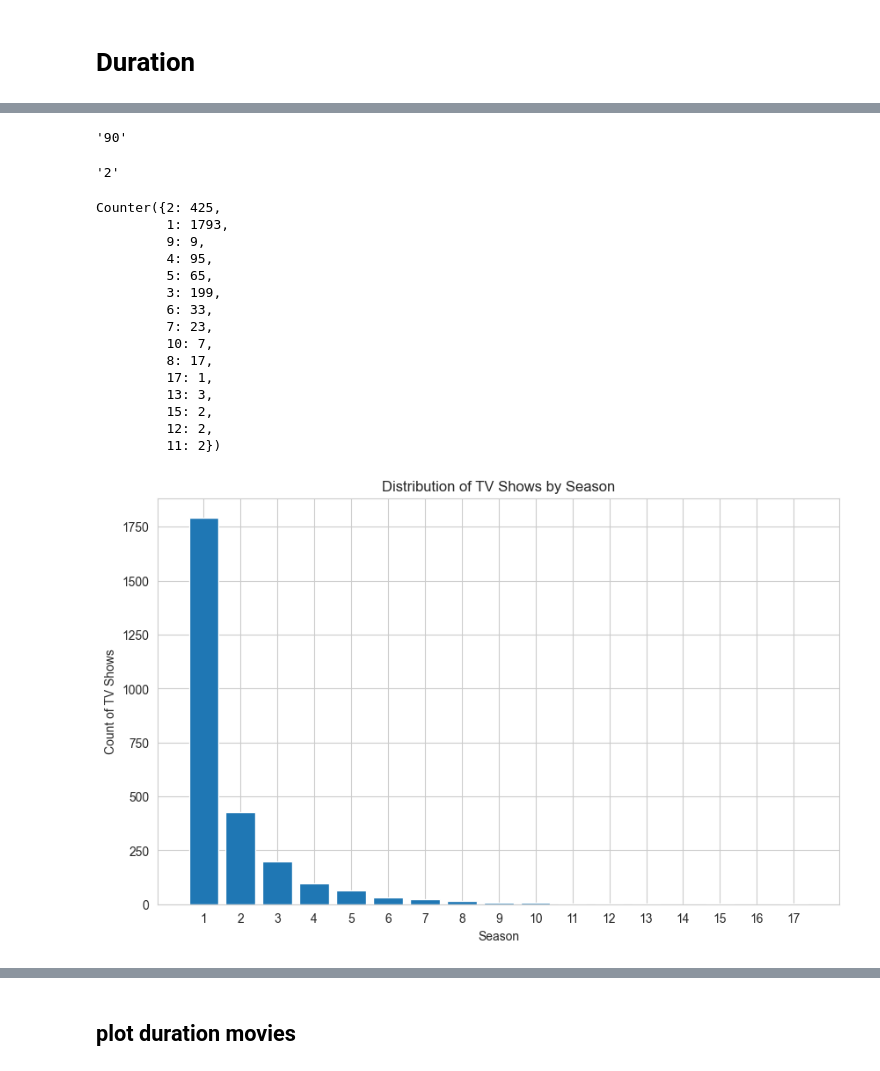
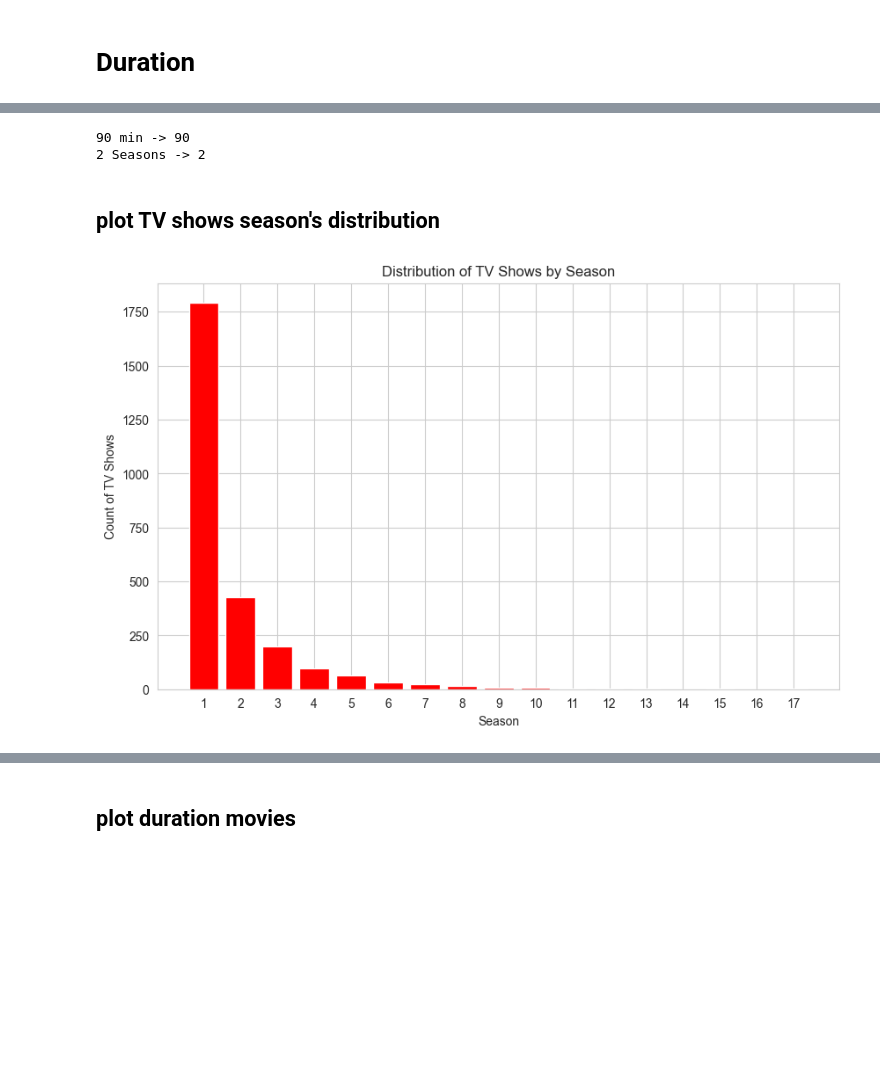
Before and after one commit to Edgar-La/Data_visualization_MoviesTVshows, a Jupyter notebook: Data_visualization.ipynb, the cells around one changed output, grey strips where cells are left out. Saved outputs shown, nothing was run; the diff lists cells and outputs as text; code cells hidden in the pictures; blank space fills up the shorter version.

```diff
--- a/Data_visualization.ipynb
+++ b/Data_visualization.ipynb
@@ -458,12 +443,10 @@ duration_movies = []
 # %%
-#df['duration'].iloc[0][:-4]
-import re
-re.search('(\d+)', df['duration'].iloc[0]).group(1)
+#From the cells, which are in seasons and minutes, we aim to extract only the number
+print(df['duration'].iloc[0], '->',
+      re.search('(\d+)', df['duration'].iloc[0]).group(1))
+print(df['duration'].iloc[1], '->',
+      re.search('(\d+)', df['duration'].iloc[1]).group(1))
 # %% [output]
-'90'
+90 min -> 90
+2 Seasons -> 2
-# %%
-df['duration'].iloc[1][:-8]
-re.search('(\d+)', df['duration'].iloc[1]).group(1)
-# %% [output]
-'2'
 # %%
@@ -478,41 +463,23 @@ for i in range(len(df)):
       duration_TV_shows.append(int(re.search('(\d+)', df['duration'].iloc[i]).group(1)))
     except:
       pass
-# %%
-duration_TV_shows_counter = Counter(duration_TV_shows)
-duration_TV_shows_counter
-# %% [output]
-Counter({2: 425,
-         1: 1793,
-         9: 9,
-         4: 95,
-         5: 65,
-         3: 199,
-         6: 33,
-         7: 23,
-         10: 7,
-         8: 17,
-         17: 1,
-         13: 3,
-         15: 2,
-         12: 2,
-         11: 2})
+# %% [markdown]
+## plot TV shows season's distribution
 # %%
-import matplotlib.pyplot as plt
-
+duration_TV_shows_counter = Counter(duration_TV_shows)
 data = duration_TV_shows_counter
 
 # Create a list of counts for each season (filling in zeros for missing data)
 counts = [data.get(season, 0) for season in range(1, 18)]
 
 # Plot the distribution
 plt.figure(figsize=(10, 6))
-plt.bar(range(1, 18), counts)
+plt.bar(range(1, 18), counts, color='r')
 plt.xlabel('Season')
 plt.ylabel('Count of TV Shows')
 plt.title('Distribution of TV Shows by Season')
 plt.grid(True)
 plt.xticks(range(1, 18))
 plt.show()
 # %% [output]
-[figure, old version]
+[figure, new version]
```
Also changed, not shown: parts of 26 cells of this notebook.
